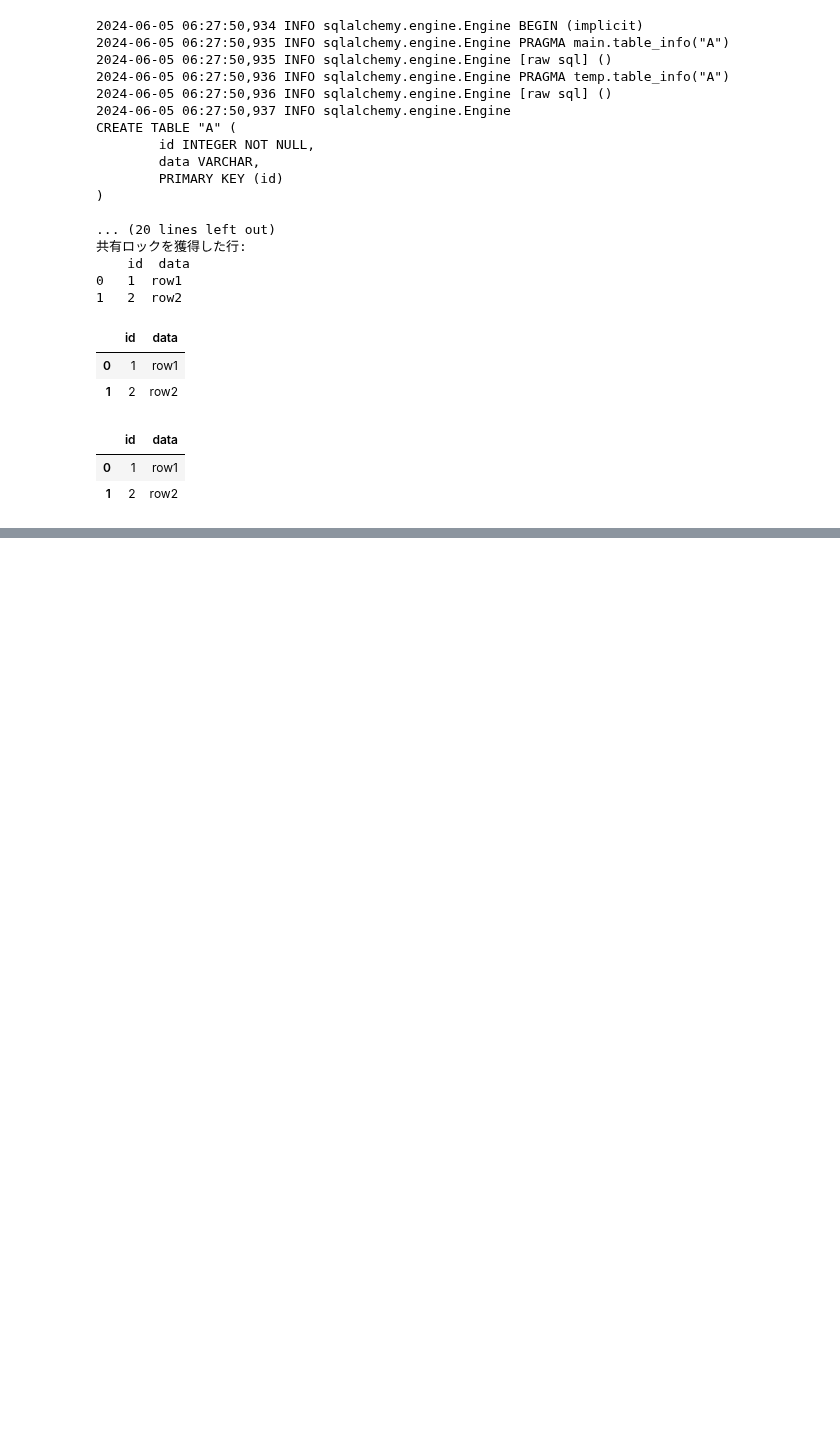
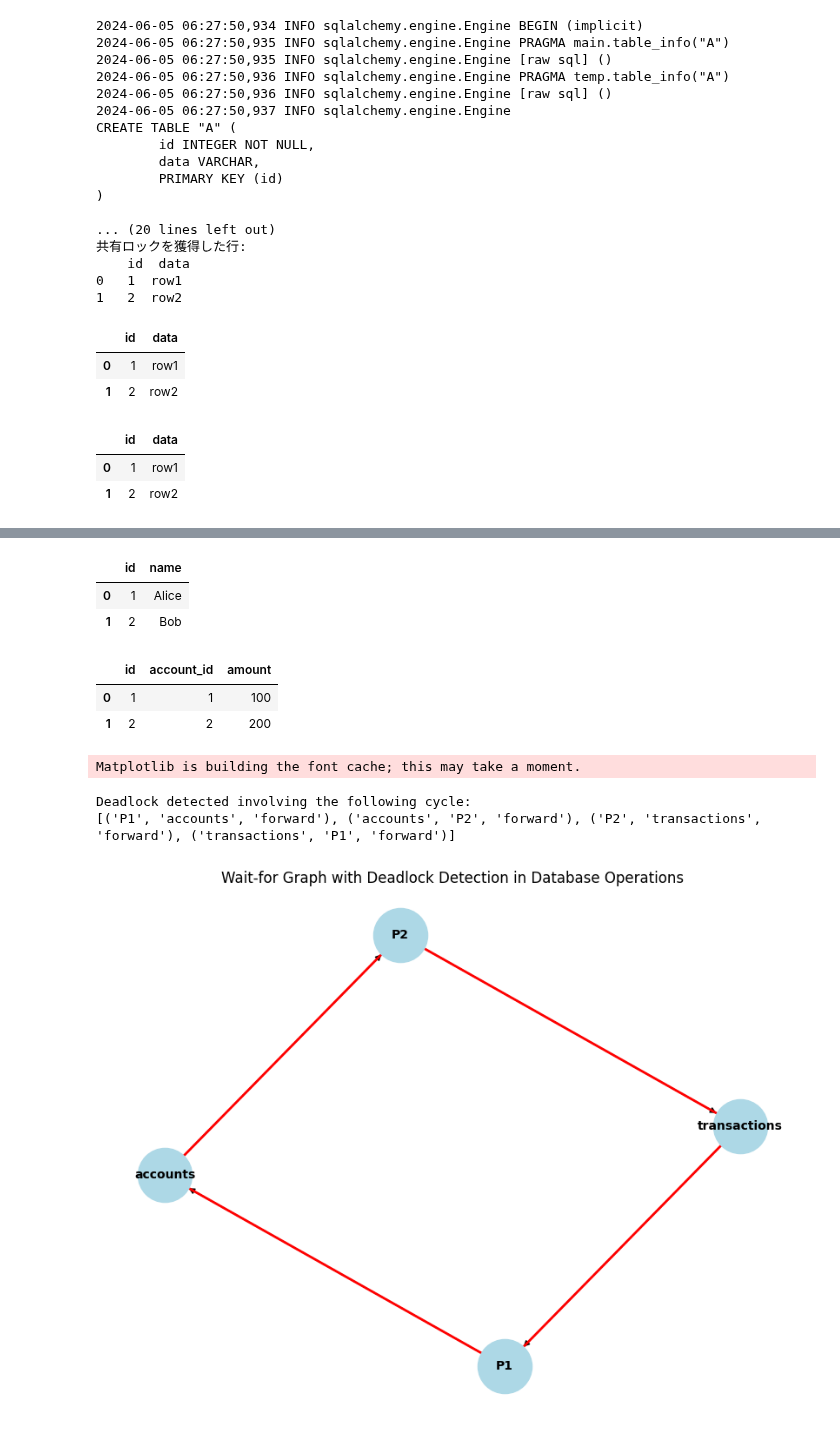
Before and after one commit to phonon-py/DatabaseSpecialistStudy, a Jupyter notebook: main_v2.ipynb, the cells around one changed output, grey strips where cells are left out. Saved outputs shown, nothing was run; the diff lists cells and outputs as text; code cells hidden in the pictures; blank space fills up the shorter version.

```diff
--- a/main_v2.ipynb
+++ b/main_v2.ipynb
@@ -445,0 +659,57 @@ df_locked
+# %%
+accounts_df
+# %% [output]
+|  | id | name |
+| 0 | 1 | Alice |
+| 1 | 2 | Bob |
+# %%
+transactions_df
+# %% [output]
+|  | id | account_id | amount |
+| 0 | 1 | 1 | 100 |
+| 1 | 2 | 2 | 200 |
+# %%
+import networkx as nx
+import matplotlib.pyplot as plt
+
+# デッドロックのシナリオ
+# プロセスP1がアカウントをロックして、トランザクションを待つ
+# プロセスP2がトランザクションをロックして、アカウントを待つ
+waits_for = [
+    ('P1', 'accounts'),     # P1 waits for the accounts table
+    ('P2', 'transactions'), # P2 waits for the transactions table
+    ('accounts', 'P2'),     # accounts table is locked by P2
+    ('transactions', 'P1')  # transactions table is locked by P1
+]
+
+# グラフを作成
+G = nx.DiGraph()
+G.add_edges_from(waits_for)
+
+# デッドロックを検出する（サイクルを探す）
+try:
+    cycle = nx.find_cycle(G, orientation='original')
+    print("Deadlock detected involving the following cycle:")
+    print(cycle)
+except nx.NetworkXNoCycle:
+    cycle = None
+    print("No deadlock detected.")
+
+# グラフの描写
+plt.figure(figsize=(8, 6))
+pos = nx.spring_layout(G)
+nx.draw(G, pos, with_labels=True, node_size=2000, node_color='lightblue', font_size=10, font_weight='bold')
+nx.draw_networkx_edges(G, pos, edgelist=G.edges(), arrowstyle='-|>', arrowsize=20)
+
+# デッドロックがある場合、サイクルを赤色で強調表示
+if cycle:
+    cycle_edges = [(cycle[i][0], cycle[(i + 1) % len(cycle)][0]) for i in range(len(cycle))]
+    nx.draw_networkx_edges(G, pos, edgelist=cycle_edges, edge_color='r', arrowstyle='-|>', arrowsize=20, width=2)
+
+plt.title("Wait-for Graph with Deadlock Detection in Database Operations")
+plt.show()
+# %% [output]
+Matplotlib is building the font cache; this may take a moment.
+Deadlock detected involving the following cycle:
+[('P1', 'accounts', 'forward'), ('accounts', 'P2', 'forward'), ('P2', 'transactions', 'forward'), ('transactions', 'P1', 'forward')]
+[figure, added]
```
Also changed, not shown: parts of 4 cells of this notebook.
